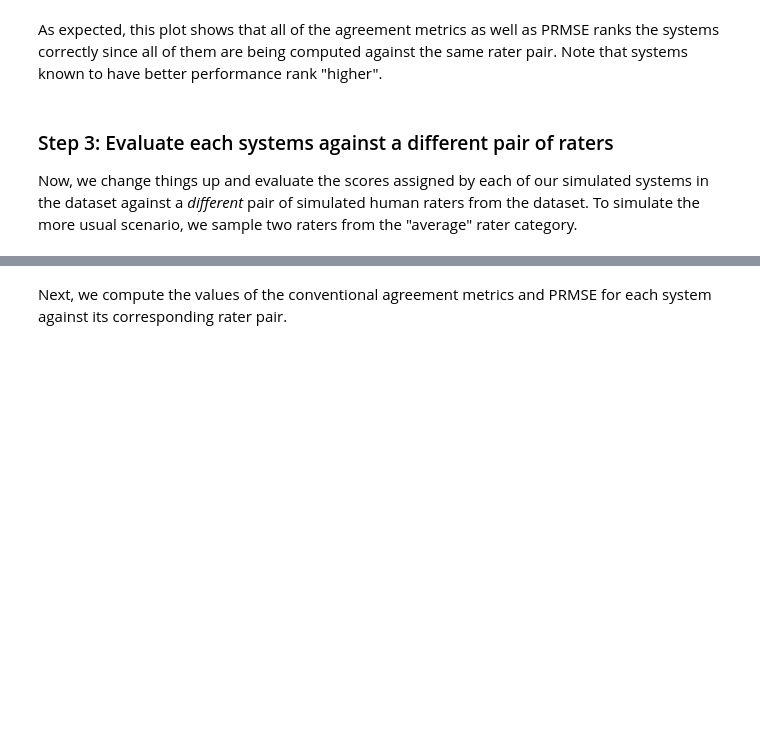
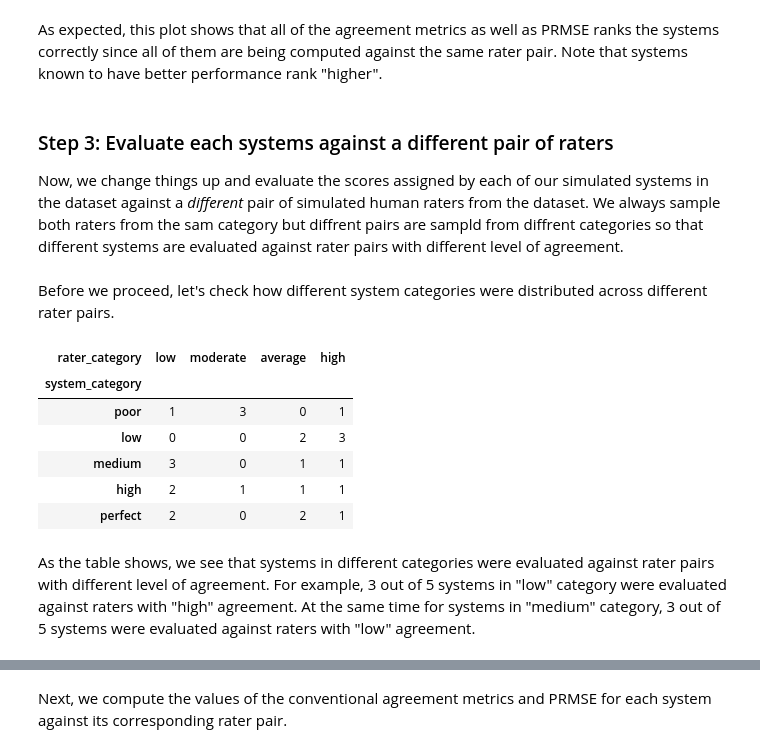
Before and after one commit to EducationalTestingService/prmse-simulations, a Jupyter notebook: notebooks/ranking_multiple_systems.ipynb, the cells around one changed output, grey strips where cells are left out. Saved outputs shown, nothing was run; the diff lists cells and outputs as text; code cells hidden in the pictures; blank space fills up the shorter version.

```diff
--- a/notebooks/ranking_multiple_systems.ipynb
+++ b/notebooks/ranking_multiple_systems.ipynb
@@ -128,7 +128,7 @@ As expected, this plot shows that all of the agreement metrics as well as PRMSE
 # %% [markdown]
 ### Step 3: Evaluate each systems against a different pair of raters
 
-Now, we change things up and  evaluate the scores assigned by each of our simulated systems in the dataset against a _different_ pair of simulated human raters from the dataset. To simulate the more usual scenario, we sample two raters from the "average" rater category.
+Now, we change things up and  evaluate the scores assigned by each of our simulated systems in the dataset against a _different_ pair of simulated human raters from the dataset. We always sample both raters from the sam category but diffrent pairs are sampld from diffrent categories so that different systems are evaluated against rater pairs with different level of agreement.
 # %%
 # first let's get rater pairs within each category
 rater_pairs_per_category = df_rater_metadata.groupby('rater_category')['rater_id'].apply(lambda values: itertools.combinations(values, 2))
@@ -141,3 +141,27 @@ prng = np.random.RandomState(1234567890)
 num_systems = dataset.num_systems_per_category * len(dataset.system_categories)
 rater_pairs_for_systems = prng.choice(combined_rater_pairs, size=num_systems, replace=False)
 rater_pairs_for_systems = [rater_pair.split('+') for rater_pair in rater_pairs_for_systems]
+# %% [markdown]
+Before we proceed, let's check how different system categories were distributed across different rater pairs.
+# %%
+# we need to add the information about the systems and rater pairs
+# We can use h1 sincethe pairs are always drawn from the same groups of raters
+df_for_evaluation = pd.DataFrame(data=rater_pairs_for_systems, columns=['h1', 'h2'])
+df_for_evaluation['system_id'] = df_system_metadata['system_id'].values
+df_for_evaluation['system_category'] = df_system_metadata['system_category']
+df_for_evaluation_with_category = pd.merge(df_for_evaluation, df_rater_metadata,
+                                           left_on='h1', right_on='rater_id' )
+xtabs = pd.crosstab(df_for_evaluation_with_category['system_category'],
+                    df_for_evaluation_with_category['rater_category']).loc[dataset.system_categories,
+                                                                            dataset.rater_categories]
+xtabs
+# %% [output]
+| rater_category | low | moderate | average | high |
+| system_category |  |  |  |  |
+| poor | 1 | 3 | 0 | 1 |
+| low | 0 | 0 | 2 | 3 |
+| medium | 3 | 0 | 1 | 1 |
+| high | 2 | 1 | 1 | 1 |
+| perfect | 2 | 0 | 2 | 1 |
+# %% [markdown]
+As the table shows, we see that systems in different categories were evaluated against rater pairs with different level of agreement. For example, 3 out of 5 systems in "low" category were evaluated against raters with "high" agreement. At the same time for systems in "medium" category, 3 out of 5 systems were evaluated against raters with "low" agreement.
```
Also changed, not shown: parts of 4 cells of this notebook.
